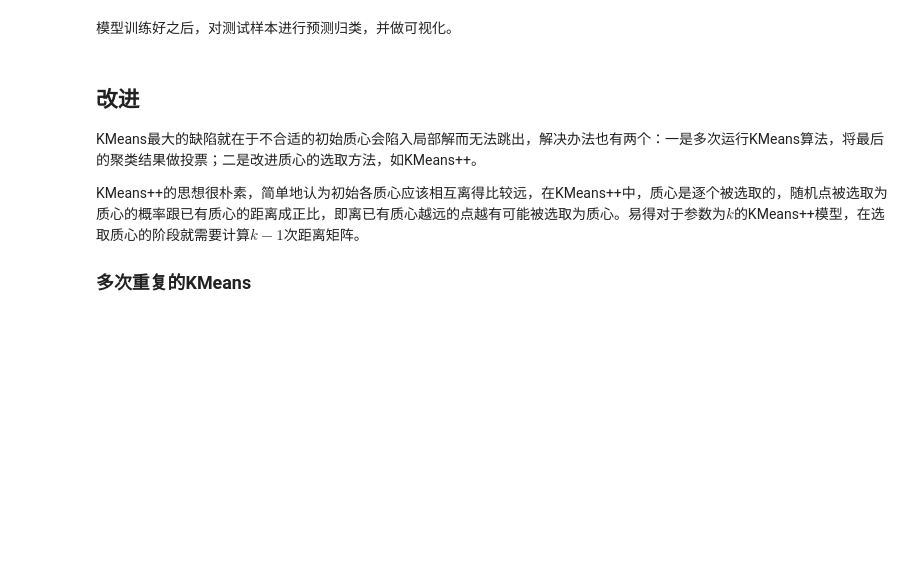
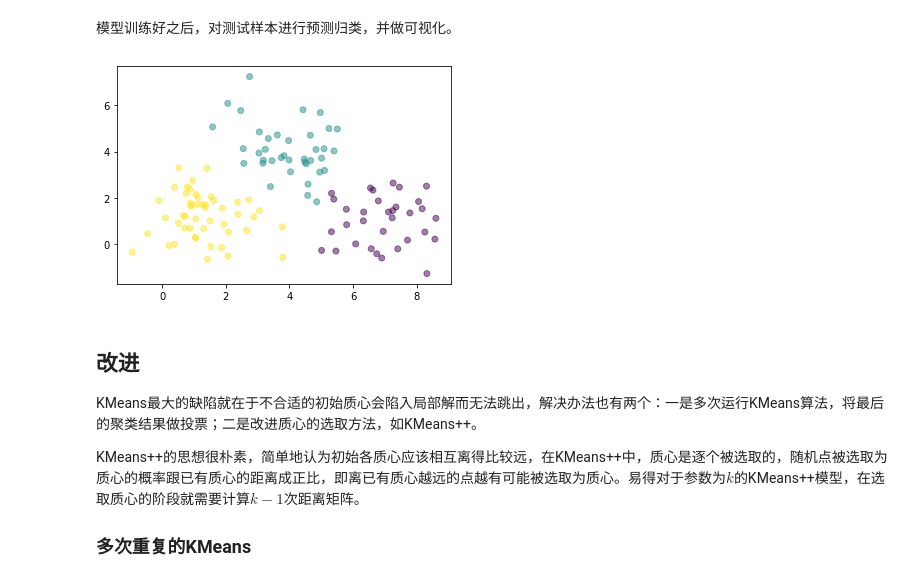
Before and after one commit to Daya-Jin/ML_for_learner, a Jupyter notebook: cluster/KMeans.ipynb, the cells around one changed output. Drawn from its saved outputs; the diff is of its cells as text; code cells hidden in the pictures; blank space fills up the shorter version.

```diff
--- a/cluster/KMeans.ipynb
+++ b/cluster/KMeans.ipynb
@@ -86,17 +92,19 @@ KMeans结束迭代的条件有两个：一是设置最大迭代次数，二是
 # %% [markdown]
 模型训练好之后，对测试样本进行预测归类，并做可视化。
 # %%
-# test_sample = X_test.shape[0]
-# dist_test = np.zeros((test_sample, k))
+test_sample = X_test.shape[0]
+dist_test = np.zeros((test_sample, k))
 
-# # KMeans预测的实质不过是计算各测试样例到各质心的距离，选取最近的质心作为归类
-# for i in range(k):
-#     dist_test[:, i] = np.linalg.norm(X_test-cent_cur[i], axis=1)
-# clus_pred = np.argmin(dist_test, axis=1)
+# KMeans预测的实质不过是计算各测试样例到各质心的距离，选取最近的质心作为归类
+for i in range(k):
+    dist_test[:, i] = np.linalg.norm(X_test-cent_cur[i], axis=1)
+clus_pred = np.argmin(dist_test, axis=1)
 
-# plt.clf()
-# plt.scatter(X_test[:, 0], X_test[:, 1], alpha=0.5, c=clus_pred)
-# plt.show()
+plt.clf()
+plt.scatter(X_test[:, 0], X_test[:, 1], alpha=0.5, c=clus_pred)
+plt.show()
+# %% [output]
+[figure, added]
 # %% [markdown]
 ## 改进
 KMeans最大的缺陷就在于不合适的初始质心会陷入局部解而无法跳出，解决办法也有两个：一是多次运行KMeans算法，将最后的聚类结果做投票；二是改进质心的选取方法，如KMeans++。
```
Also changed, not shown: parts of 5 cells of this notebook, 8 other files.
